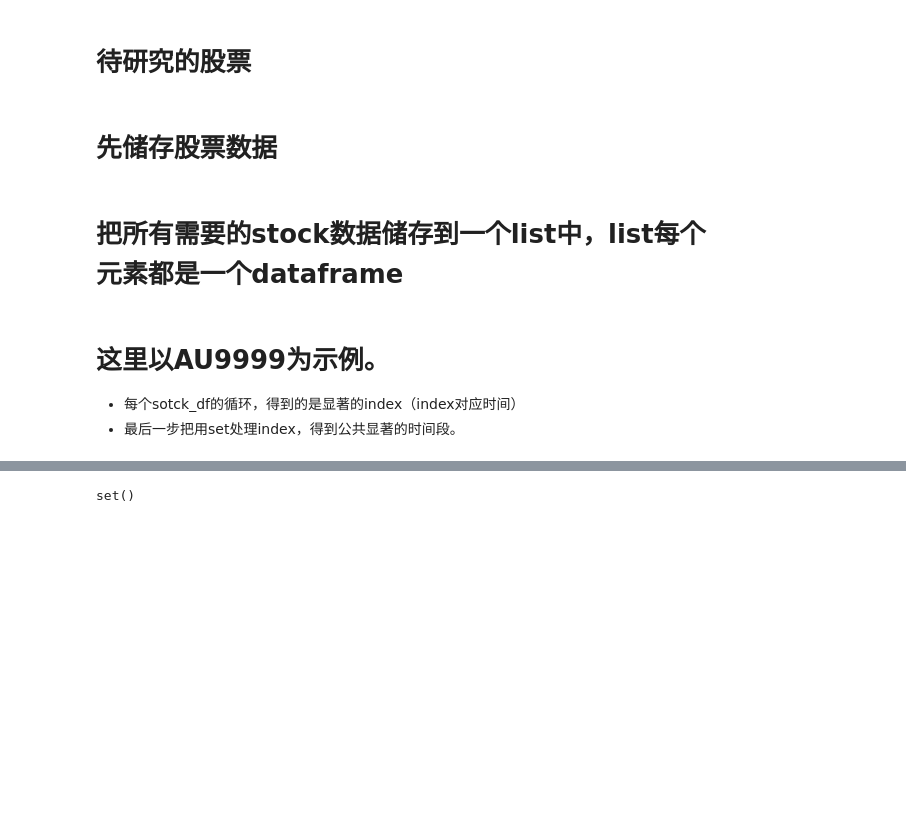
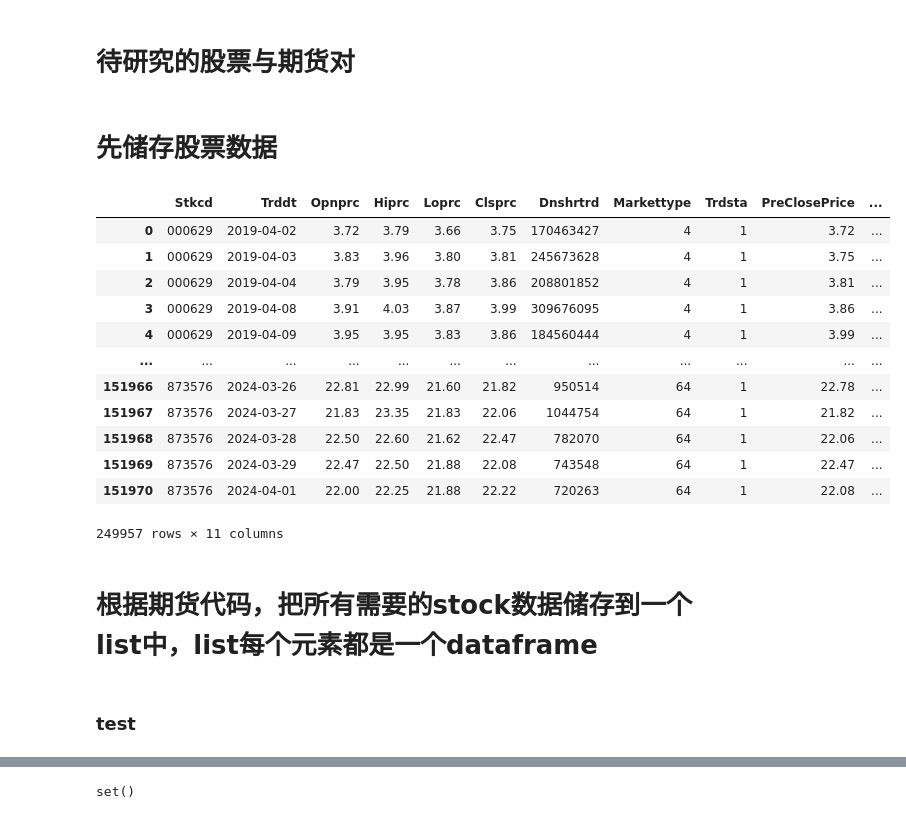
Before and after one commit to hjzlitter/futures-stocks, a Jupyter notebook: model.ipynb, the cells around one changed output, grey strips where cells are left out. Cells and saved outputs as stored; diff of their text form; code cells hidden in the pictures; blank space fills up the shorter version.

```diff
--- a/model.ipynb
+++ b/model.ipynb
@@ -4,7 +4,7 @@ import pandas as pd
 from statsmodels.tsa.api import VAR
 import matplotlib.pyplot as plt
 # %% [markdown]
-# 待研究的股票
+# 待研究的股票与期货对
 # %%
 # 紫金矿业 江西铜业 铜陵有色 西部矿业 云南铜业
 # 601899 600362 000630 601168 000878
@@ -40,14 +63,29 @@ import matplotlib.pyplot as plt
 # %%
 metal = pd.read_csv("stocks/metal.csv")
 metal['Stkcd'] = metal['Stkcd'].astype(str).str.zfill(6)
 
 coal = pd.read_csv("stocks/coal.csv")
 coal['Stkcd'] = coal['Stkcd'].astype(str).str.zfill(6)
 
 nonferrous = pd.read_csv("stocks/nonferrous.csv")
 nonferrous['Stkcd'] = nonferrous['Stkcd'].astype(str).str.zfill(6)
 
-stock_codes = ["601899", "600362", "000630", "601168", "000878"]
+all_stock = pd.concat([metal, coal, nonferrous], axis=0)
+all_stock
+# %% [output]
+|  | Stkcd | Trddt | Opnprc | Hiprc | Loprc | Clsprc | Dnshrtrd | Markettype | Trdsta | PreClosePrice | ... |
+| 0 | 000629 | 2019-04-02 | 3.72 | 3.79 | 3.66 | 3.75 | 170463427 | 4 | 1 | 3.72 | ... |
+| 1 | 000629 | 2019-04-03 | 3.83 | 3.96 | 3.80 | 3.81 | 245673628 | 4 | 1 | 3.75 | ... |
+| 2 | 000629 | 2019-04-04 | 3.79 | 3.95 | 3.78 | 3.86 | 208801852 | 4 | 1 | 3.81 | ... |
+| 3 | 000629 | 2019-04-08 | 3.91 | 4.03 | 3.87 | 3.99 | 309676095 | 4 | 1 | 3.86 | ... |
+| 4 | 000629 | 2019-04-09 | 3.95 | 3.95 | 3.83 | 3.86 | 184560444 | 4 | 1 | 3.99 | ... |
+| ... | ... | ... | ... | ... | ... | ... | ... | ... | ... | ... | ... |
+| 151966 | 873576 | 2024-03-26 | 22.81 | 22.99 | 21.60 | 21.82 | 950514 | 64 | 1 | 22.78 | ... |
+| 151967 | 873576 | 2024-03-27 | 21.83 | 23.35 | 21.83 | 22.06 | 1044754 | 64 | 1 | 21.82 | ... |
+| 151968 | 873576 | 2024-03-28 | 22.50 | 22.60 | 21.62 | 22.47 | 782070 | 64 | 1 | 22.06 | ... |
+| 151969 | 873576 | 2024-03-29 | 22.47 | 22.50 | 21.88 | 22.08 | 743548 | 64 | 1 | 22.47 | ... |
+| 151970 | 873576 | 2024-04-01 | 22.00 | 22.25 | 21.88 | 22.22 | 720263 | 64 | 1 | 22.08 | ... |
+249957 rows × 11 columns
 # %% [markdown]
-# 把所有需要的stock数据储存到一个list中，list每个元素都是一个dataframe
+# 根据期货代码，把所有需要的stock数据储存到一个list中，list每个元素都是一个dataframe
 # %%
@@ -66,4 +106,2 @@ for code in stock_codes:
-# %% [markdown]
-# 这里以AU9999为示例。
-* 每个sotck_df的循环，得到的是显著的index（index对应时间）
-* 最后一步把用set处理index，得到公共显著的时间段。
+# %% [markdown]
+### test
```
Also changed, not shown: parts of 8 cells of this notebook.
